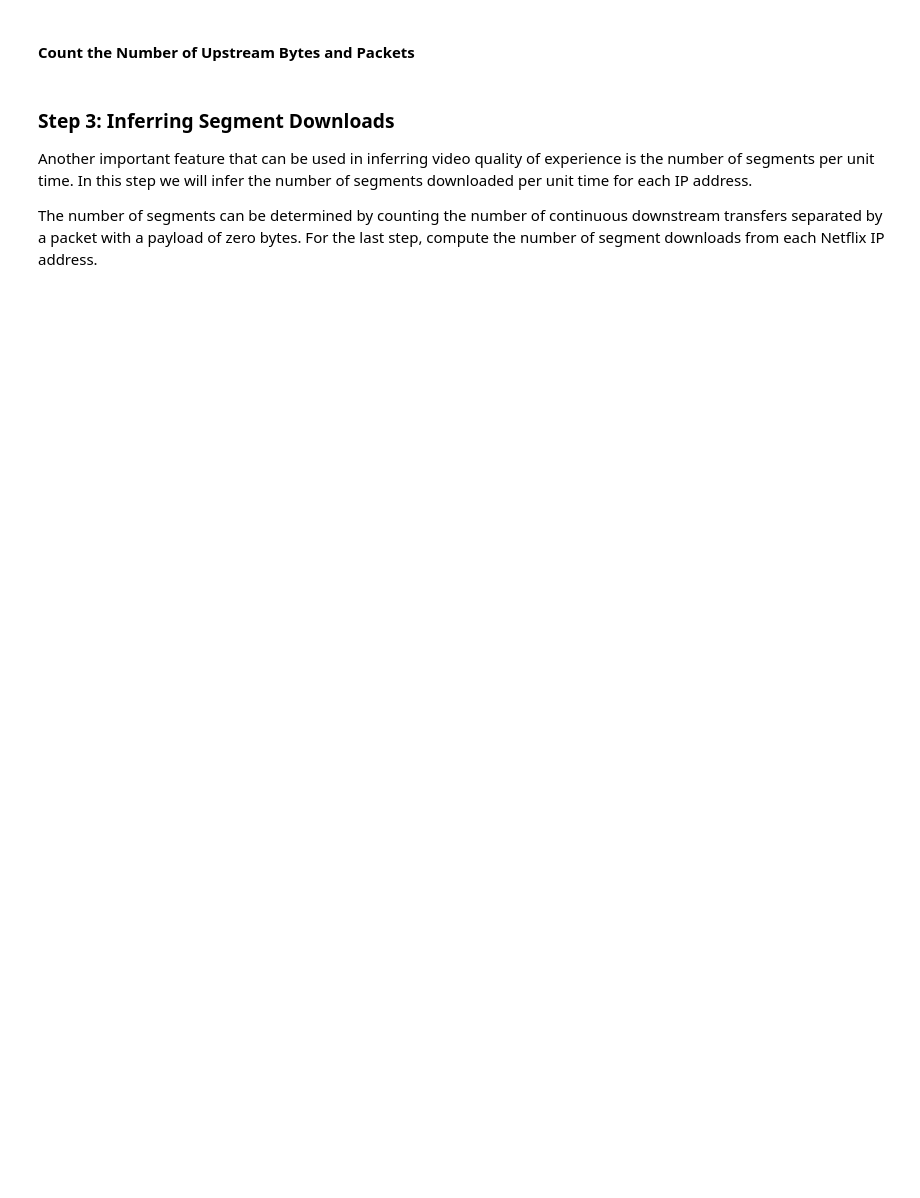
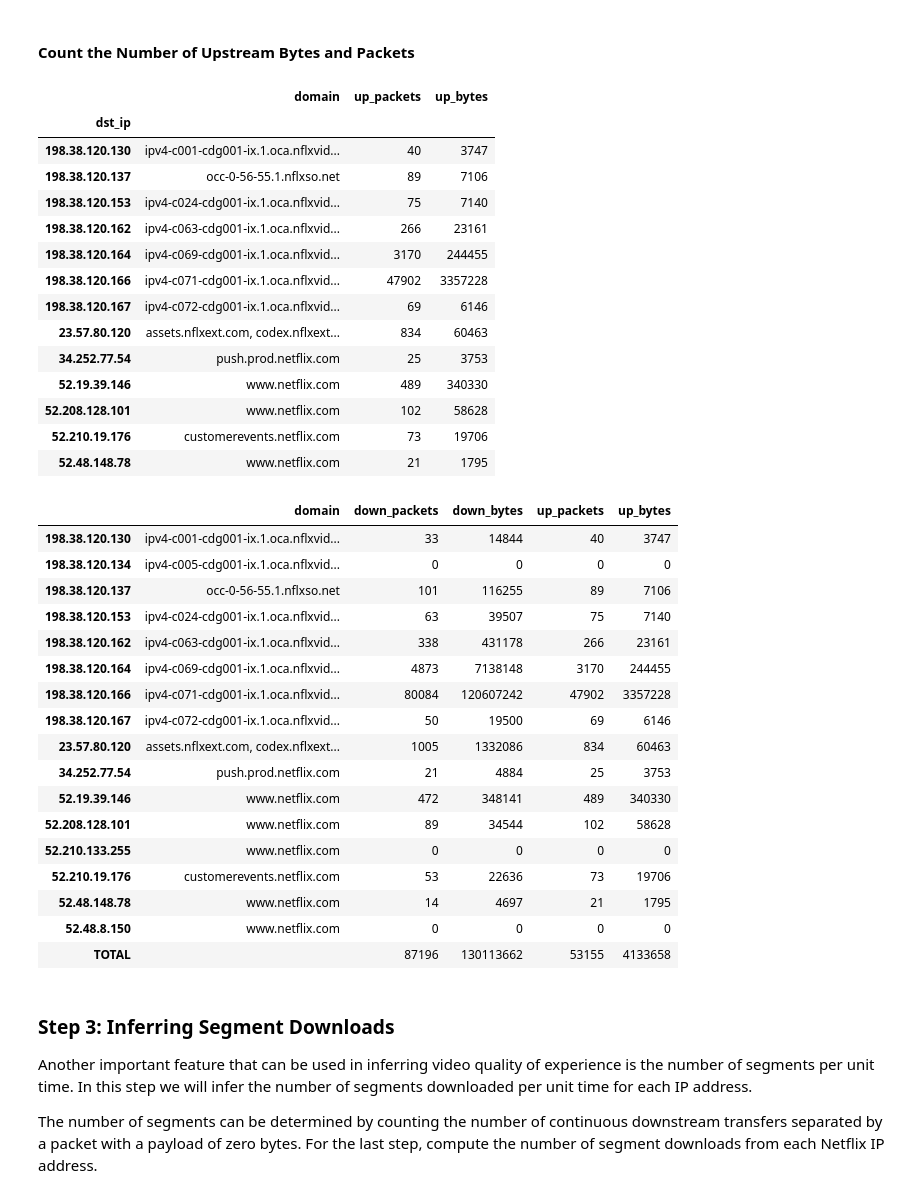
Before and after one commit to fujiayuFrank/ml-systems, a Jupyter notebook: docs/notebooks/03-Performance-Service-Clean.ipynb, the cells around one changed output. Cells and saved outputs as stored; diff of their text form; code cells hidden in the pictures; blank space fills up the shorter version.

```diff
--- a/docs/notebooks/03-Performance-Service-Clean.ipynb
+++ b/docs/notebooks/03-Performance-Service-Clean.ipynb
@@ -164,5 +217,55 @@ As a first step towards computing that feature, count the number of packets and
 # %% [markdown]
 #### Count the Number of Upstream Bytes and Packets
+# %%
+# Upstream: client -> Netflix IP
+upstream = (ndf[(ndf['src_ip'] == CLIENT) & ndf['dst_ip'].isin(nf_ips)]
+            .groupby('dst_ip')['Length']
+            .agg(up_packets='count', up_bytes='sum'))
+upstream = add_domain(upstream)
+display(upstream)
+
+# Combine both directions; Netflix IPs from DNS that never appear in the trace get zeros.
+counts = (pd.DataFrame(index=sorted(nf_ips))
+          .join(downstream.drop(columns='domain')).join(upstream.drop(columns='domain'))
+          .fillna(0).astype(int))
+counts.loc['TOTAL'] = counts.sum()
+nf_counts = add_domain(counts)
+nf_counts.loc['TOTAL', 'domain'] = ''
+nf_counts
+# %% [output]
+|  | domain | up_packets | up_bytes |
+| dst_ip |  |  |  |
+| 198.38.120.130 | ipv4-c001-cdg001-ix.1.oca.nflxvid... | 40 | 3747 |
+| 198.38.120.137 | occ-0-56-55.1.nflxso.net | 89 | 7106 |
+| 198.38.120.153 | ipv4-c024-cdg001-ix.1.oca.nflxvid... | 75 | 7140 |
+| 198.38.120.162 | ipv4-c063-cdg001-ix.1.oca.nflxvid... | 266 | 23161 |
+| 198.38.120.164 | ipv4-c069-cdg001-ix.1.oca.nflxvid... | 3170 | 244455 |
+| 198.38.120.166 | ipv4-c071-cdg001-ix.1.oca.nflxvid... | 47902 | 3357228 |
+| 198.38.120.167 | ipv4-c072-cdg001-ix.1.oca.nflxvid... | 69 | 6146 |
+| 23.57.80.120 | assets.nflxext.com, codex.nflxext... | 834 | 60463 |
+| 34.252.77.54 | push.prod.netflix.com | 25 | 3753 |
+| 52.19.39.146 | www.netflix.com | 489 | 340330 |
+| 52.208.128.101 | www.netflix.com | 102 | 58628 |
+| 52.210.19.176 | customerevents.netflix.com | 73 | 19706 |
+| 52.48.148.78 | www.netflix.com | 21 | 1795 |
+|  | domain | down_packets | down_bytes | up_packets | up_bytes |
+| 198.38.120.130 | ipv4-c001-cdg001-ix.1.oca.nflxvid... | 33 | 14844 | 40 | 3747 |
+| 198.38.120.134 | ipv4-c005-cdg001-ix.1.oca.nflxvid... | 0 | 0 | 0 | 0 |
+| 198.38.120.137 | occ-0-56-55.1.nflxso.net | 101 | 116255 | 89 | 7106 |
+| 198.38.120.153 | ipv4-c024-cdg001-ix.1.oca.nflxvid... | 63 | 39507 | 75 | 7140 |
+| 198.38.120.162 | ipv4-c063-cdg001-ix.1.oca.nflxvid... | 338 | 431178 | 266 | 23161 |
+| 198.38.120.164 | ipv4-c069-cdg001-ix.1.oca.nflxvid... | 4873 | 7138148 | 3170 | 244455 |
+| 198.38.120.166 | ipv4-c071-cdg001-ix.1.oca.nflxvid... | 80084 | 120607242 | 47902 | 3357228 |
+| 198.38.120.167 | ipv4-c072-cdg001-ix.1.oca.nflxvid... | 50 | 19500 | 69 | 6146 |
+| 23.57.80.120 | assets.nflxext.com, codex.nflxext... | 1005 | 1332086 | 834 | 60463 |
+| 34.252.77.54 | push.prod.netflix.com | 21 | 4884 | 25 | 3753 |
+| 52.19.39.146 | www.netflix.com | 472 | 348141 | 489 | 340330 |
+| 52.208.128.101 | www.netflix.com | 89 | 34544 | 102 | 58628 |
+| 52.210.133.255 | www.netflix.com | 0 | 0 | 0 | 0 |
+| 52.210.19.176 | customerevents.netflix.com | 53 | 22636 | 73 | 19706 |
+| 52.48.148.78 | www.netflix.com | 14 | 4697 | 21 | 1795 |
+| 52.48.8.150 | www.netflix.com | 0 | 0 | 0 | 0 |
+| TOTAL |  | 87196 | 130113662 | 53155 | 4133658 |
 # %% [markdown]
 ### Step 3: Inferring Segment Downloads
 
```
Also changed, not shown: parts of 3 cells of this notebook.
